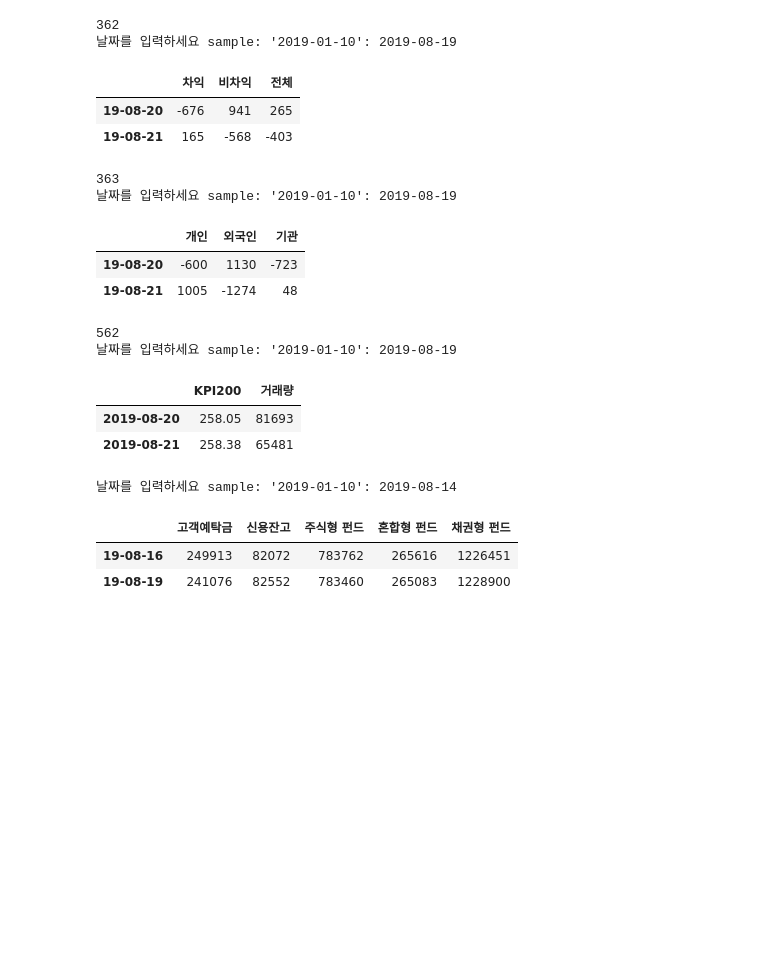
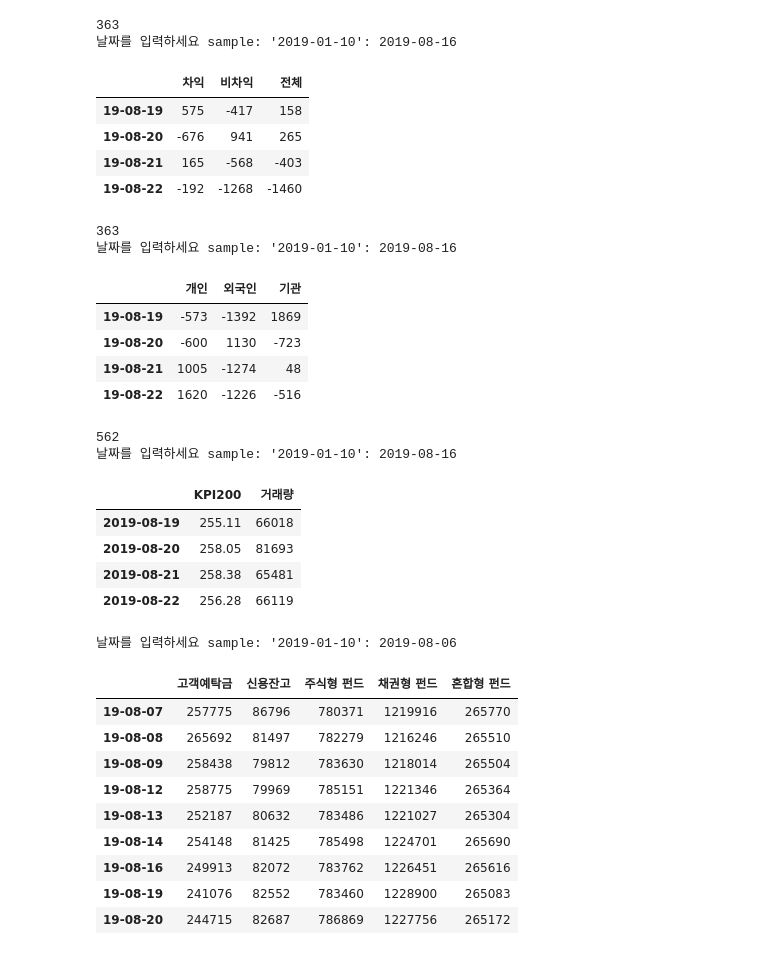
Before and after one commit to linux386/first_module, a Jupyter notebook: make_data.ipynb, the cells around one changed output. Saved outputs shown, nothing was run; the diff lists cells and outputs as text; code cells hidden in the pictures; blank space fills up the shorter version.

```diff
--- a/make_data.ipynb
+++ b/make_data.ipynb
@@ -1,38 +1,51 @@
 # %%
 import mod1
 # %%
-a = mod1.to_excel(type=2)
+a = mod1.to_excel()
 # %%
 a.get_program_trend_date(type=2)
 # %% [output]
-362
-날짜를 입력하세요 sample: '2019-01-10': 2019-08-19
+363
+날짜를 입력하세요 sample: '2019-01-10': 2019-08-16
 |  | 차익 | 비차익 | 전체 |
+| 19-08-19 | 575 | -417 | 158 |
 | 19-08-20 | -676 | 941 | 265 |
 | 19-08-21 | 165 | -568 | -403 |
+| 19-08-22 | -192 | -1268 | -1460 |
 # %%
 a.get_investor_trend_date(type=2)
 # %% [output]
 363
-날짜를 입력하세요 sample: '2019-01-10': 2019-08-19
+날짜를 입력하세요 sample: '2019-01-10': 2019-08-16
 |  | 개인 | 외국인 | 기관 |
+| 19-08-19 | -573 | -1392 | 1869 |
 | 19-08-20 | -600 | 1130 | -723 |
 | 19-08-21 | 1005 | -1274 | 48 |
+| 19-08-22 | 1620 | -1226 | -516 |
 # %%
 a.get_kpi200_date(type=2)
 # %% [output]
 562
-날짜를 입력하세요 sample: '2019-01-10': 2019-08-19
+날짜를 입력하세요 sample: '2019-01-10': 2019-08-16
 |  | KPI200 | 거래량 |
+| 2019-08-19 | 255.11 | 66018 |
 | 2019-08-20 | 258.05 | 81693 |
 | 2019-08-21 | 258.38 | 65481 |
+| 2019-08-22 | 256.28 | 66119 |
 # %%
-a.get_moneytrend_date()
+a.get_money_trend_date()
 # %% [output]
-날짜를 입력하세요 sample: '2019-01-10': 2019-08-14
+날짜를 입력하세요 sample: '2019-01-10': 2019-08-06
-|  | 고객예탁금 | 신용잔고 | 주식형 펀드 | 혼합형 펀드 | 채권형 펀드 |
-| 19-08-16 | 249913 | 82072 | 783762 | 265616 | 1226451 |
-| 19-08-19 | 241076 | 82552 | 783460 | 265083 | 1228900 |
+|  | 고객예탁금 | 신용잔고 | 주식형 펀드 | 채권형 펀드 | 혼합형 펀드 |
+| 19-08-07 | 257775 | 86796 | 780371 | 1219916 | 265770 |
+| 19-08-08 | 265692 | 81497 | 782279 | 1216246 | 265510 |
+| 19-08-09 | 258438 | 79812 | 783630 | 1218014 | 265504 |
+| 19-08-12 | 258775 | 79969 | 785151 | 1221346 | 265364 |
+| 19-08-13 | 252187 | 80632 | 783486 | 1221027 | 265304 |
+| 19-08-14 | 254148 | 81425 | 785498 | 1224701 | 265690 |
+| 19-08-16 | 249913 | 82072 | 783762 | 1226451 | 265616 |
+| 19-08-19 | 241076 | 82552 | 783460 | 1228900 | 265083 |
+| 19-08-20 | 244715 | 82687 | 786869 | 1227756 | 265172 |
 # %%
 b = mod1.to_sql()
 # %%
```
Also changed, not shown: parts of 1 cell of this notebook, 3 other files.
